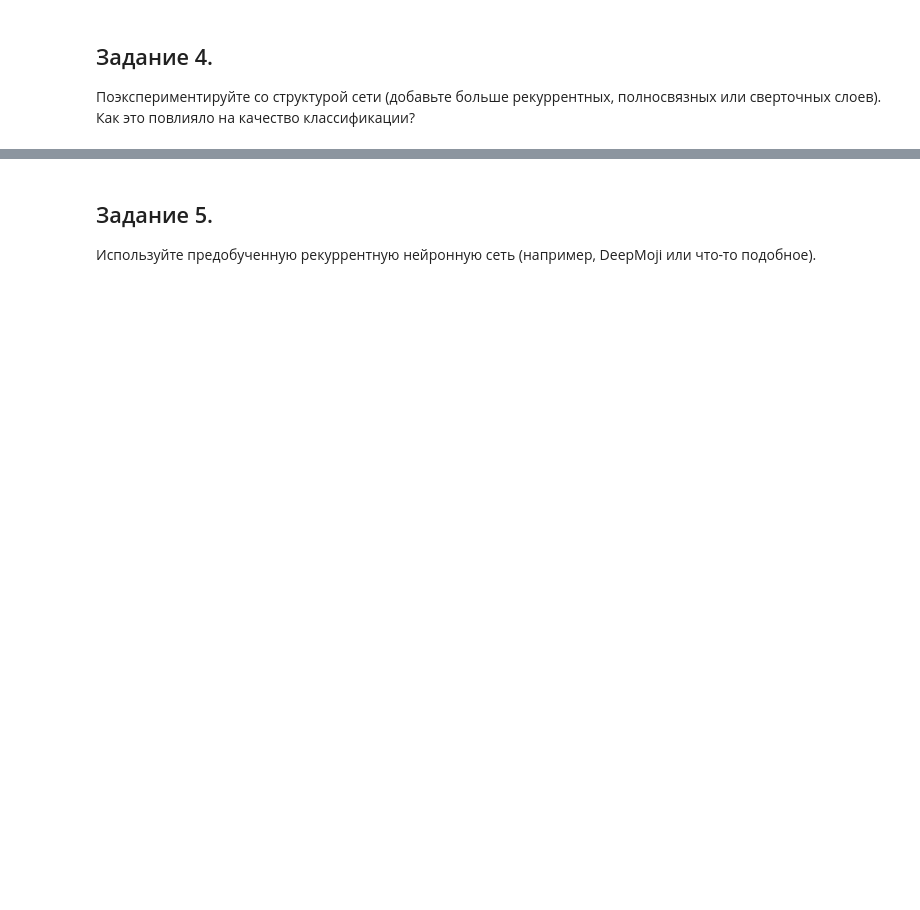
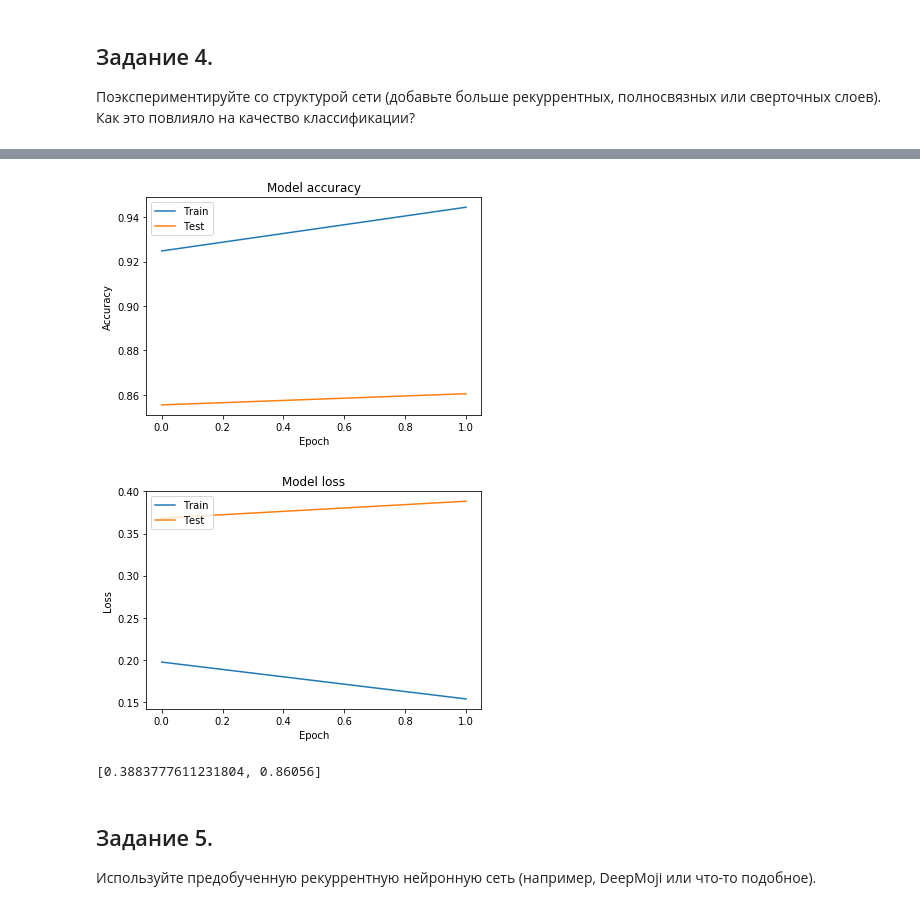
Before and after one commit to AntonDatsik/neural-networks, a Jupyter notebook: lab7.ipynb, the cells around one changed output, grey strips where cells are left out. Saved outputs shown, nothing was run; the diff lists cells and outputs as text; code cells hidden in the pictures; blank space fills up the shorter version.

```diff
--- a/lab7.ipynb
+++ b/lab7.ipynb
@@ -156,3 +281,18 @@ Errors may have originated from an input operation.
 # %% [markdown]
 ## Задание 4.
 Поэкспериментируйте со структурой сети (добавьте больше рекуррентных, полносвязных или сверточных слоев). Как это повлияло на качество классификации?
+# %%
+from tensorflow.keras.layers import Conv1D, MaxPooling1D, Dropout
+
+embedding_vecor_length = 32
+
+network = Sequential([
+    Embedding(10000, embedding_vector_length, input_length=X_train.shape[1]),
+    Conv1D(filters=32, kernel_size=3, padding='same', activation='relu'),
+    MaxPooling1D(pool_size=2),
+    Dropout(0.2),
+    LSTM(100, dropout=0.2, recurrent_dropout=0.2),
+    Dense(1, activation='sigmoid')
+])
+
+network.summary()
@@ -158,0 +320,3 @@ Errors may have originated from an input operation.
+# %%
+network.compile(loss='binary_crossentropy', optimizer='adam', metrics=['accuracy'])
+history = network.fit(X_train, y_train, validation_data=(X_test, y_test), epochs=2, batch_size=64)
@@ -159,3 +329,28 @@ Errors may have originated from an input operation.
+# %%
+# Plot training & validation accuracy values
+plt.plot(history.history['accuracy'])
+plt.plot(history.history['val_accuracy'])
+plt.title('Model accuracy')
+plt.ylabel('Accuracy')
+plt.xlabel('Epoch')
+plt.legend(['Train', 'Test'], loc='upper left')
+plt.show()
+
+# Plot training & validation loss values
+plt.plot(history.history['loss'])
+plt.plot(history.history['val_loss'])
+plt.title('Model loss')
+plt.ylabel('Loss')
+plt.xlabel('Epoch')
+plt.legend(['Train', 'Test'], loc='upper left')
+plt.show()
+# %% [output]
+[figure, added]
+[figure, added]
+# %%
+network.evaluate(X_test, y_test, verbose=0)
+# %% [output]
+[0.3883777611231804, 0.86056]
 # %% [markdown]
 ## Задание 5.
 Используйте предобученную рекуррентную нейронную сеть (например, DeepMoji или что-то подобное).
```
Also changed, not shown: parts of 13 cells of this notebook, 1 other file.
